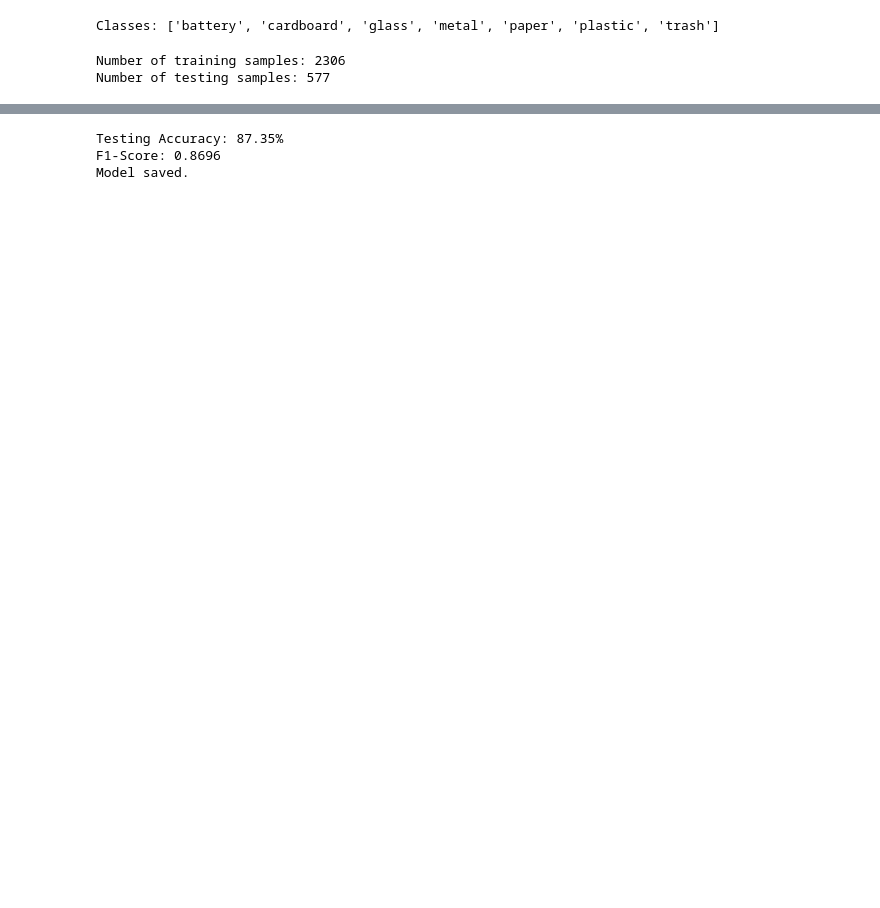
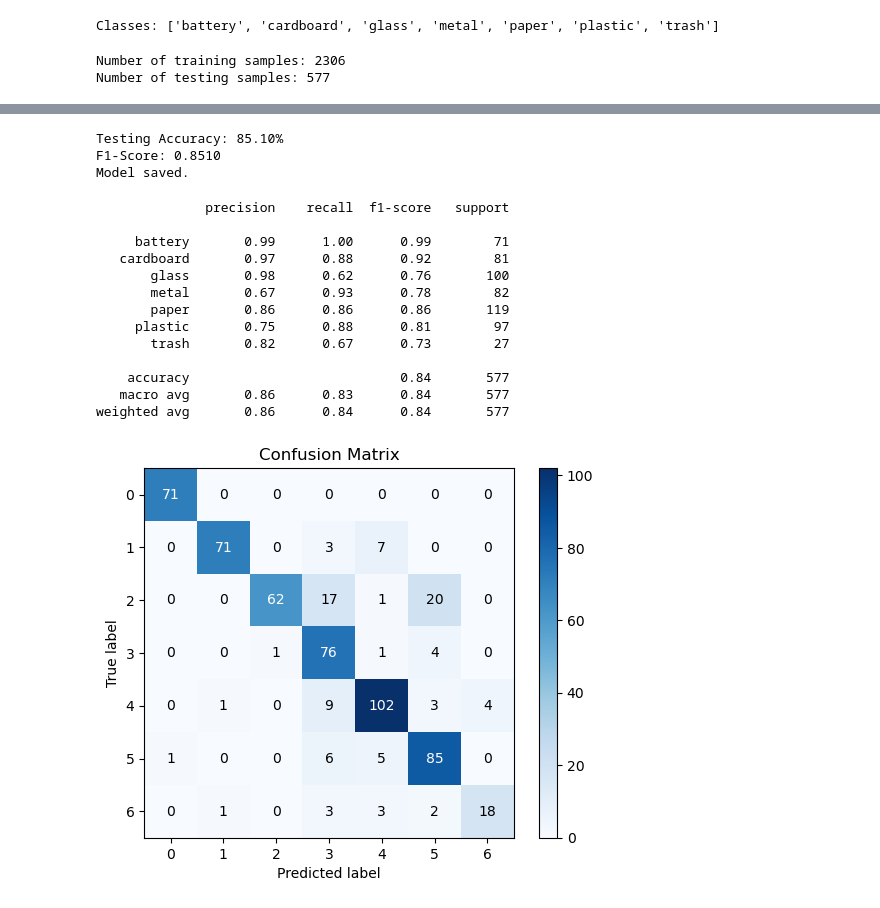
Before and after one commit to tamu-csce-capstone-2025-spring-hammond/trash-separator, a Jupyter notebook: test-model.ipynb, the cells around one changed output, grey strips where cells are left out. Saved outputs shown, nothing was run; the diff lists cells and outputs as text; code cells hidden in the pictures; blank space fills up the shorter version.

Commit message:
new model

```diff
--- a/test-model.ipynb
+++ b/test-model.ipynb
@@ -19,6 +20,8 @@ import os
 # image transformations
 transform = transforms.Compose([
     transforms.Resize((224, 224)),
+    transforms.RandomHorizontalFlip(),
+    transforms.RandomRotation(10),
     transforms.ToTensor(),
     transforms.Normalize(mean=[0.485, 0.456, 0.406], std=[0.229, 0.224, 0.225])
 ])
@@ -56,11 +59,14 @@ test_loader = DataLoader(test_dataset, batch_size=batch_size, shuffle=False)
 # %%
 # loading ResNet50 (pretrained model for transfer learning)
 model = models.resnet50(pretrained=True)
-for param in model.parameters():
-    param.requires_grad = False
+for param in model.layer4.parameters():
+    param.requires_grad = True
 
 num_classes = len(class_names)
-model.fc = nn.Linear(model.fc.in_features, num_classes)
+model.fc = nn.Sequential(
+    nn.Dropout(p=0.2),
+    nn.Linear(model.fc.in_features, num_classes)
+)
 device = torch.device("cuda" if torch.cuda.is_available() else "cpu")
 model = model.to(device)
 # %%
@@ -126,13 +224,34 @@ accuracy = 100 * correct / total
 print(f'Testing Accuracy: {accuracy:.2f}%')
 
 # Calculate F1-Score (Macro for Multi-class)
-fscore = f1_score(true_labels, predicted_labels, average='macro')
+fscore = f1_score(true_labels, predicted_labels, average='micro')
 print(f'F1-Score: {fscore:.4f}')
 
 # Save model
-torch.save(model.state_dict(), 'resnet50_model.pth')
+torch.save(model.state_dict(), 'resnet50_model4.pth')
 print("Model saved.")
 # %% [output]
-Testing Accuracy: 87.35%
-F1-Score: 0.8696
+Testing Accuracy: 85.10%
+F1-Score: 0.8510
 Model saved.
+# %%
+import scikitplot as skplt
+from sklearn.metrics import classification_report
+
+skplt.metrics.plot_confusion_matrix(true_labels, predicted_labels)
+print(classification_report(true_labels, predicted_labels, target_names=['battery', 'cardboard', 'glass', 'metal', 'paper', 'plastic', 'trash']))
+# %% [output]
+              precision    recall  f1-score   support
+
+     battery       0.99      1.00      0.99        71
+   cardboard       0.97      0.88      0.92        81
+       glass       0.98      0.62      0.76       100
+       metal       0.67      0.93      0.78        82
+       paper       0.86      0.86      0.86       119
+     plastic       0.75      0.88      0.81        97
+       trash       0.82      0.67      0.73        27
+
+    accuracy                           0.84       577
+   macro avg       0.86      0.83      0.84       577
+weighted avg       0.86      0.84      0.84       577
+[figure, added]
```
Also changed, not shown: parts of 4 cells of this notebook, 9 other files.
